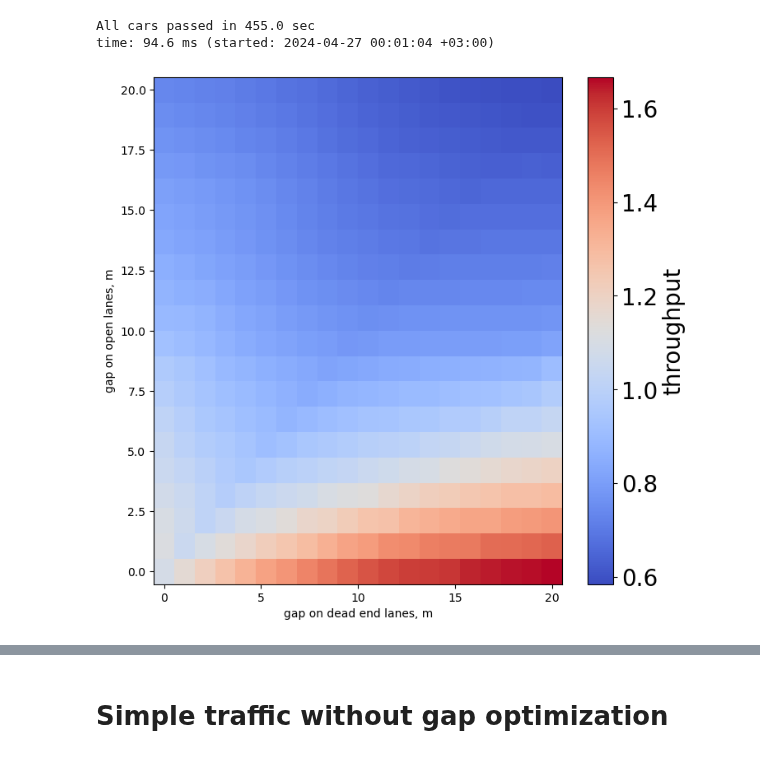
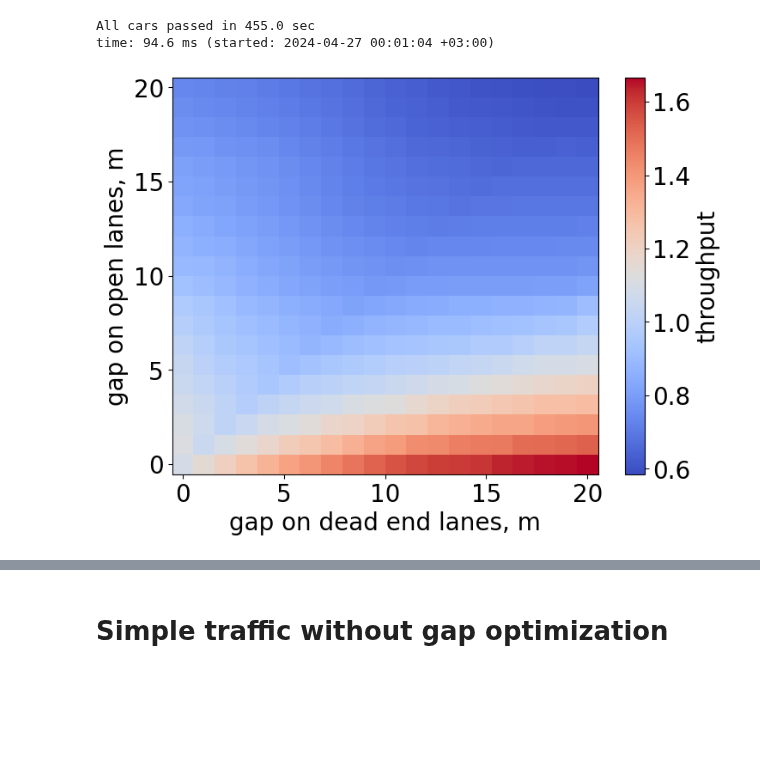
Before and after one commit to KugutAndrei/Hakashinka, a Jupyter notebook: presentation.ipynb, the cells around one changed output, grey strips where cells are left out. Drawn from its saved outputs; the diff is of its cells as text; code cells hidden in the pictures; blank space fills up the shorter version.

```diff
--- a/presentation.ipynb
+++ b/presentation.ipynb
@@ -98,24 +106,24 @@ np.savez('res_data/pres_graph', X=X,Y=Y, Z=Z)
 # %%
 dict_ = np.load('res_data/pres_graph.npz')
 X = dict_['X']
 Y = dict_['Y']
 Z = dict_['Z']
 
-fig, axs = plt.subplots(nrows = 1, ncols = 1,figsize = (8, 8))
+fig, axs = plt.subplots(nrows = 1, ncols = 1,figsize = (8, 6))
 plt.rcParams['font.size'] = '20'
 xGrid, yGrid = np.meshgrid(X[:], Y)
 xlabel = 'gap on dead end lanes, m'
 ylabel = 'gap on open lanes, m'
 colorbar_label = 'throughput'
 
 cmap_set = 'coolwarm'
 cb = axs.pcolormesh(xGrid, yGrid, np.transpose(Z[:, :]), cmap = cmap_set)
 axs.set_xlabel(xlabel)
 axs.set_ylabel(ylabel)
 cb = fig.colorbar(cb, ax=axs)
 cb.set_label(colorbar_label)
 
 plt.show()
 np.savez('res_data/pres_graph', X=X,Y=Y, Z=Z)
 # %% [output]
-[figure, old version]
+[figure, new version]
```
Also changed, not shown: parts of 30 cells of this notebook, 15 other files.
